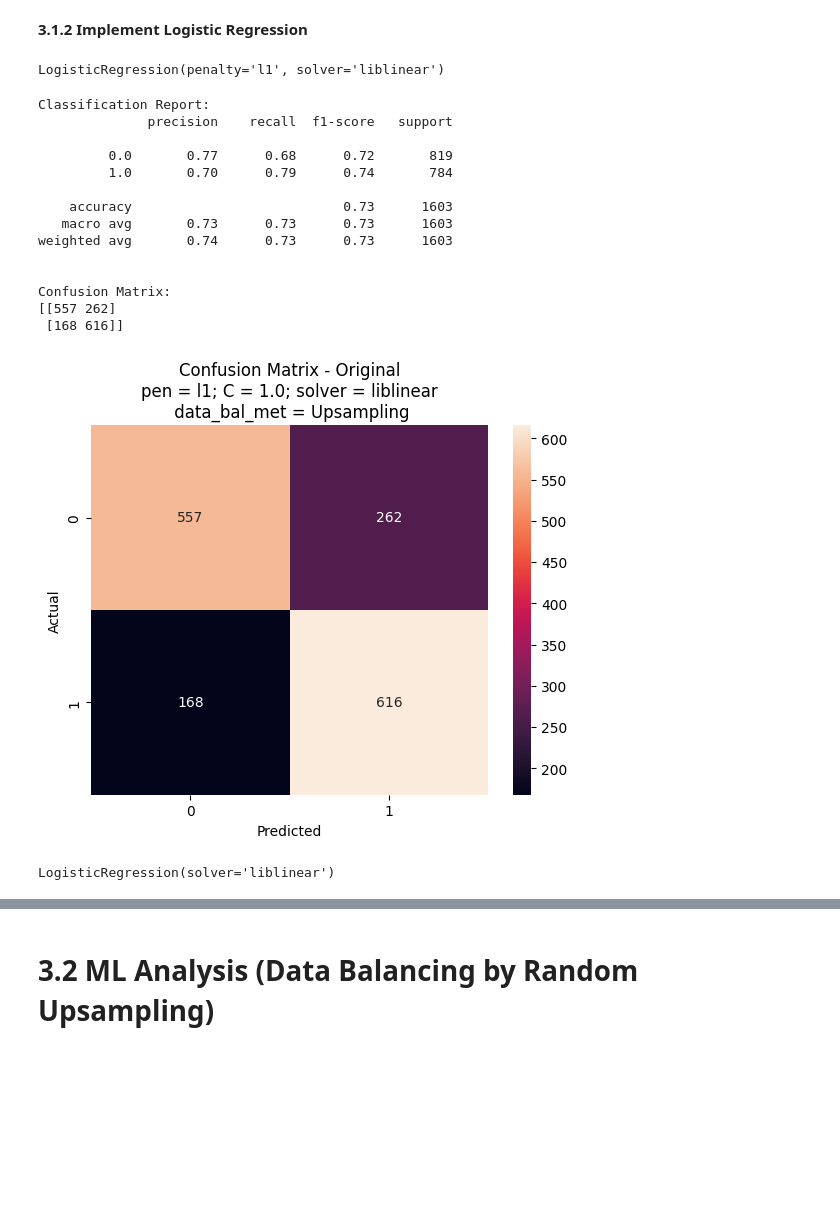
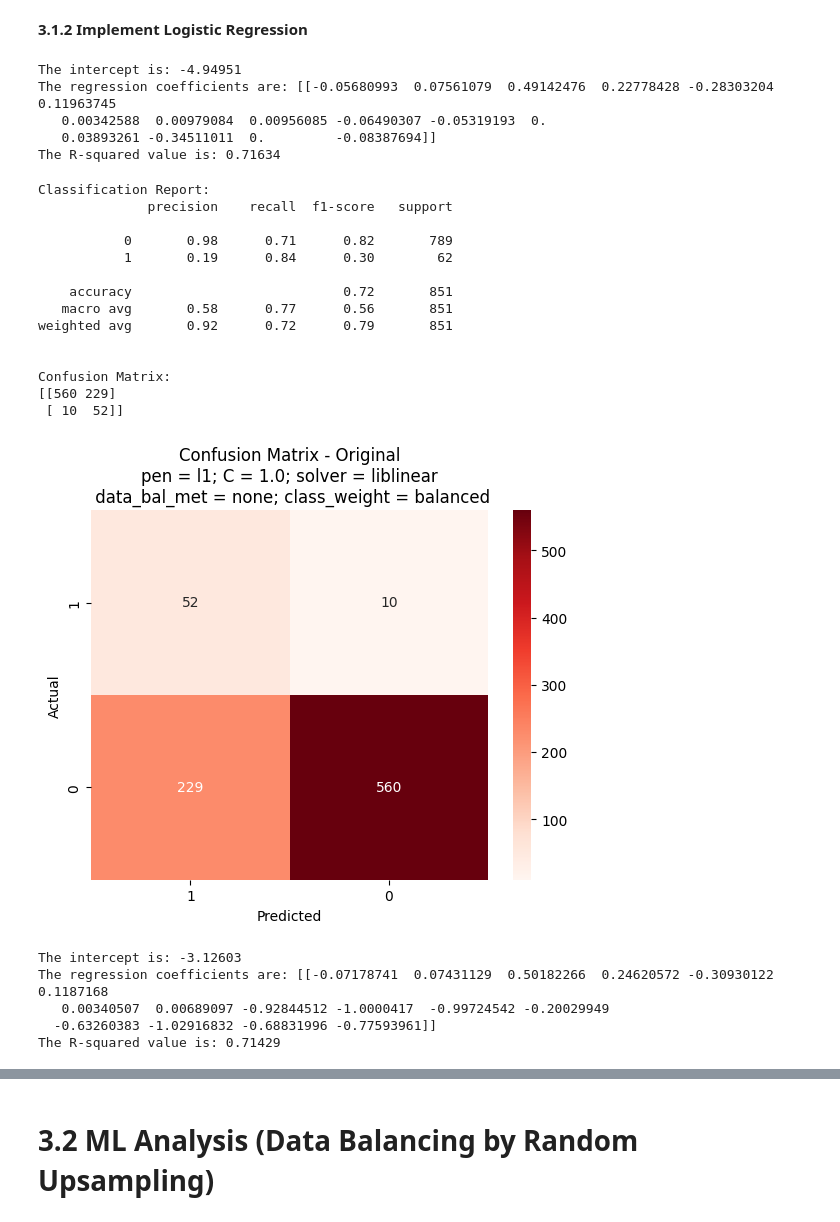
Before and after one commit to andysontran/13-CHL5230-F23, a Jupyter notebook: stroke_pred_model.ipynb, the cells around one changed output, grey strips where cells are left out. Cells and saved outputs as stored; diff of their text form; code cells hidden in the pictures; blank space fills up the shorter version.

```diff
--- a/stroke_pred_model.ipynb
+++ b/stroke_pred_model.ipynb
@@ -485,16 +485,16 @@ warnings.filterwarnings('ignore')
 ##  Label:    stroke
 
 ## CONSTANTS
-X = data_up[['gender','age','hypertension','heart_disease','ever_married',
+X = data[['gender','age','hypertension','heart_disease','ever_married',
             'Residence_type','avg_glucose_level','bmi','work_type_Private',
             'work_type_Selfemployed','work_type_Govtjob','work_type_Never',
             'smoking_status_Former','smoking_status_Never','smoking_status_Smokes',
             'smoking_status_Unknown']]
-y = data_up['stroke']
+y = data['stroke']
 # Test size used
 size = 0.2
 # Data balancing method used
-data_bal_met = 'Upsampling'
+data_bal_met = 'none'
 ##
 
 # Split data into training and testing sets
@@ -512,50 +512,61 @@ solv = 'liblinear'
 ##
 
 # Training logistic regression model
-log_reg = LogisticRegression(penalty=pen, C=reg, solver=solv)
+log_reg = LogisticRegression(penalty=pen, C=reg, solver=solv, class_weight='balanced')
   #L1 to help with feature selection
   #C=1 is moderate regularization
   #liblinear is good for binary outcomes
 log_reg.fit(X_train, y_train)
+
+# Display regression coefficients and R-squared value of model
+print('The intercept is: %.5f' % log_reg.intercept_)
+print('The regression coefficients are: ' + str(log_reg.coef_))
+print('The R-squared value is: %.5f' % log_reg.score(X_train, y_train))
 # %% [output]
-LogisticRegression(penalty='l1', solver='liblinear')
+The intercept is: -4.94951
+The regression coefficients are: [[-0.05680993  0.07561079  0.49142476  0.22778428 -0.28303204  0.11963745
+   0.00342588  0.00979084  0.00956085 -0.06490307 -0.05319193  0.
+   0.03893261 -0.34511011  0.         -0.08387694]]
+The R-squared value is: 0.71634
 # %%
 # Use the model to make predictions on the testing data
 y_pred = log_reg.predict(X_test)
 
 # Evaluate the model
 conf_matrix = confusion_matrix(y_test, y_pred)
 class_report = classification_report(y_test, y_pred)
 
 print("Classification Report:")
 print(class_report)
 print("\nConfusion Matrix:")
 print(conf_matrix,"\n")
 
 # Visualizing confusion matrix
-sns.heatmap(conf_matrix, annot=True, fmt='d')
+sns.heatmap(confusion_matrix(y_test, y_pred, labels = classes), annot = True,
+            xticklabels = classes, yticklabels = classes, cmap = 'Reds',
+            fmt = 'g')
 plt.ylabel('Actual')
 plt.xlabel('Predicted')
-title = 'Confusion Matrix - Original\npen = ' + pen + '; C = ' + str(reg) + '; solver = ' + solv + '\n data_bal_met = ' + data_bal_met
+title = 'Confusion Matrix - Original\npen = ' + pen + '; C = ' + str(reg) + '; solver = ' + solv + '\n data_bal_met = ' + data_bal_met + '; class_weight = balanced'
 plt.title(title)
 
 plt.show()
 # %% [output]
 Classification Report:
               precision    recall  f1-score   support
 
-         0.0       0.77      0.68      0.72       819
-         1.0       0.70      0.79      0.74       784
+           0       0.98      0.71      0.82       789
+           1       0.19      0.84      0.30        62
 
-    accuracy                           0.73      1603
-   macro avg       0.73      0.73      0.73      1603
-weighted avg       0.74      0.73      0.73      1603
+    accuracy                           0.72       851
+   macro avg       0.58      0.77      0.56       851
+weighted avg       0.92      0.72      0.79       851
 
 
 Confusion Matrix:
-[[557 262]
- [168 616]]
+[[560 229]
+ [ 10  52]]
-[figure, old version]
+[figure, new version]
 # %%
 ## CONSTANTS
 pen = 'l2'
@@ -564,13 +575,22 @@ solv = 'liblinear'
 ##
 
 # Training logistic regression model, with L2 instead
-log_reg = LogisticRegression(penalty=pen, C=reg, solver=solv)
+log_reg = LogisticRegression(penalty=pen, C=reg, solver=solv, class_weight='balanced')
   #L1 to help with feature selection
   #C=1 is moderate regularization
   #liblinear is good for binary outcomes
 log_reg.fit(X_train, y_train)
+
+# Display regression coefficients and R-squared value of model
+print('The intercept is: %.5f' % log_reg.intercept_)
+print('The regression coefficients are: ' + str(log_reg.coef_))
+print('The R-squared value is: %.5f' % log_reg.score(X_train, y_train))
 # %% [output]
-LogisticRegression(solver='liblinear')
+The intercept is: -3.12603
+The regression coefficients are: [[-0.07178741  0.07431129  0.50182266  0.24620572 -0.30930122  0.1187168
+   0.00340507  0.00689097 -0.92844512 -1.0000417  -0.99724542 -0.20029949
+  -0.63260383 -1.02916832 -0.68831996 -0.77593961]]
+The R-squared value is: 0.71429
 # %%
 # Use the model to make predictions on the testing data
 y_pred = log_reg.predict(X_test)
```
Also changed, not shown: parts of 49 cells of this notebook.
